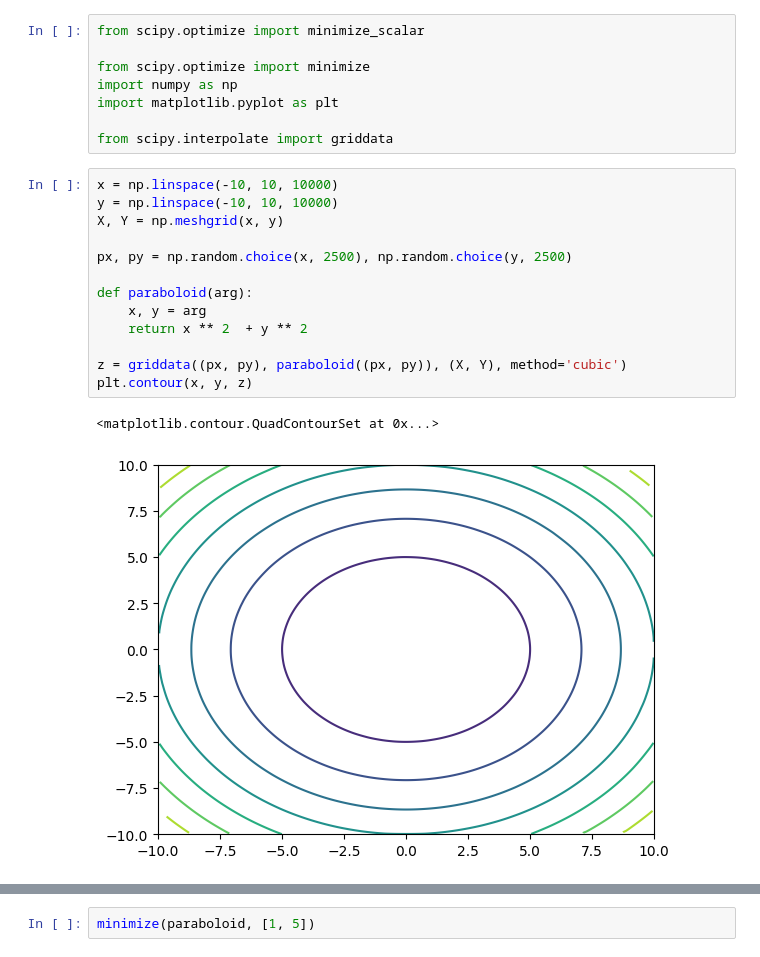
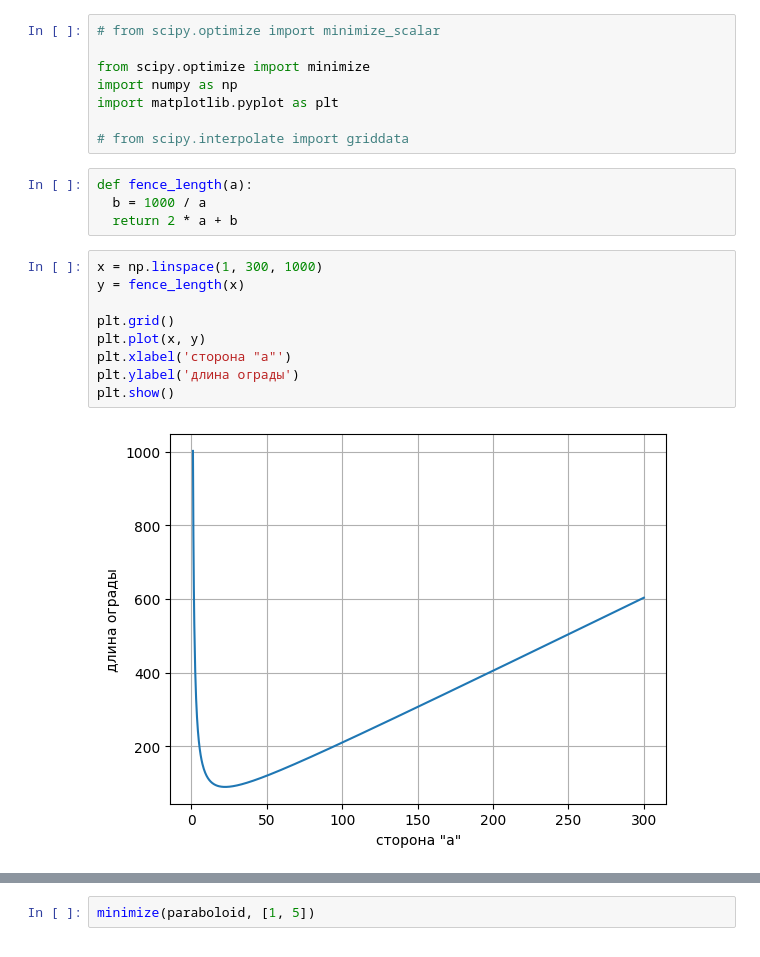
Before and after one commit to PavelStelmakhV/hw305-scipy, a Jupyter notebook: Hw5.1.ipynb, the cells around one changed output, grey strips where cells are left out. Drawn from its saved outputs; the diff is of its cells as text.

```diff
--- a/Hw5.1.ipynb
+++ b/Hw5.1.ipynb
@@ -1,26 +1,25 @@
 # %% [markdown]
 <a href="https://colab.research.google.com/github/PavelStelmakhV/hw305-scipy/blob/main/Hw5.1.ipynb" target="_parent"><img src="https://colab.research.google.com/assets/colab-badge.svg" alt="Open In Colab"/></a>
 # %%
-from scipy.optimize import minimize_scalar
+# from scipy.optimize import minimize_scalar
 
 from scipy.optimize import minimize
 import numpy as np
 import matplotlib.pyplot as plt
 
-from scipy.interpolate import griddata
+# from scipy.interpolate import griddata
-# %%
-x = np.linspace(-10, 10, 10000)
-y = np.linspace(-10, 10, 10000)
-X, Y = np.meshgrid(x, y)
-
-px, py = np.random.choice(x, 2500), np.random.choice(y, 2500)
-
-def paraboloid(arg):
-    x, y = arg
-    return x ** 2  + y ** 2
-
-z = griddata((px, py), paraboloid((px, py)), (X, Y), method='cubic')
-plt.contour(x, y, z)
-# %% [output]
-<matplotlib.contour.QuadContourSet at 0x...>
-[figure, removed]
+# %%
+def fence_length(a):
+  b = 1000 / a
+  return 2 * a + b
+# %%
+x = np.linspace(1, 300, 1000)
+y = fence_length(x)
+
+plt.grid()
+plt.plot(x, y)
+plt.xlabel('сторона "a"')
+plt.ylabel('длина ограды')
+plt.show()
+# %% [output]
+[figure, added]
```
Also changed, not shown: parts of 1 cell of this notebook.
